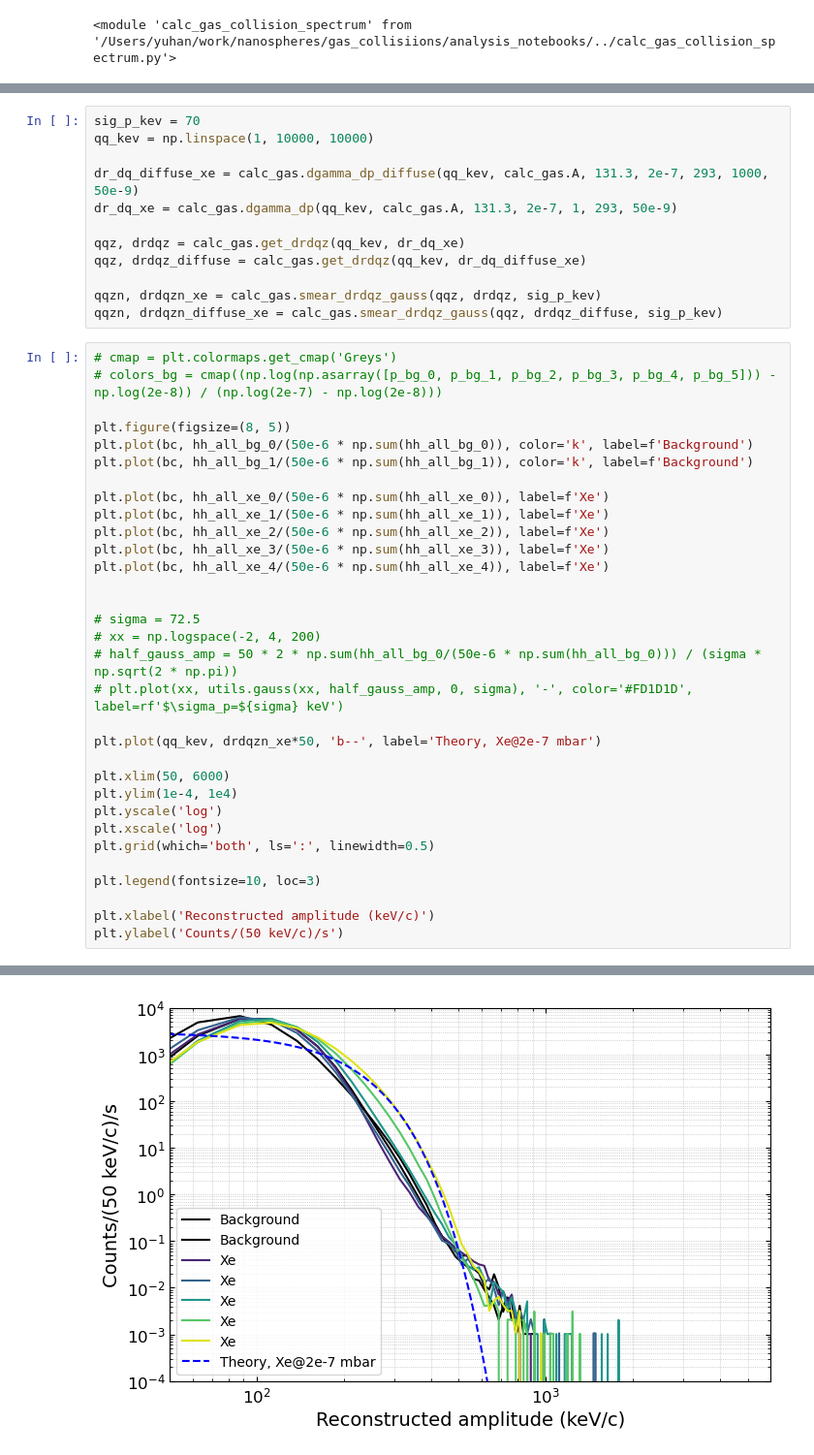
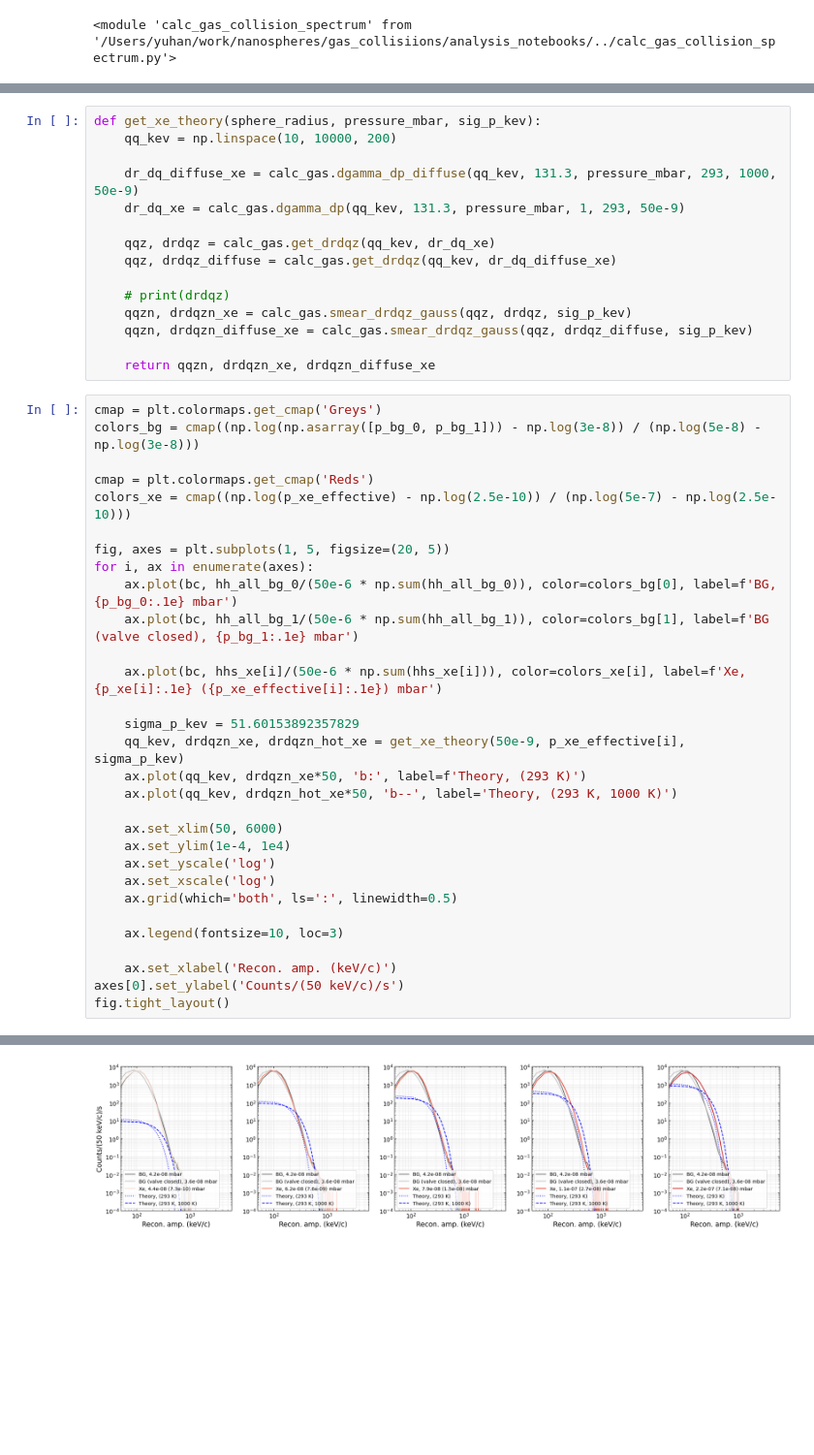
Before and after one commit to yuhants/gas_collisiions, a Jupyter notebook: analysis_notebooks/20250107_recon_sphere_20250105.ipynb, the cells around one changed output, grey strips where cells are left out. Shown at 97% size. Cells and saved outputs as stored; diff of their text form; blank space fills up the shorter version.

Commit message:
update recon of sphere 20260105

```diff
--- a/analysis_notebooks/20250107_recon_sphere_20250105.ipynb
+++ b/analysis_notebooks/20250107_recon_sphere_20250105.ipynb
@@ -72,45 +87,46 @@ bc, hh_all_xe_4 = get_summed_histogram('20260107_p8e_2e-7mbar', 'xenon_data', '2
 # %%
-sig_p_kev = 70
-qq_kev = np.linspace(1, 10000, 10000)
+def get_xe_theory(sphere_radius, pressure_mbar, sig_p_kev):
+    qq_kev = np.linspace(10, 10000, 200)
 
-dr_dq_diffuse_xe = calc_gas.dgamma_dp_diffuse(qq_kev, calc_gas.A, 131.3, 2e-7, 293, 1000, 50e-9)
-dr_dq_xe = calc_gas.dgamma_dp(qq_kev, calc_gas.A, 131.3, 2e-7, 1, 293, 50e-9)
+    dr_dq_diffuse_xe = calc_gas.dgamma_dp_diffuse(qq_kev, 131.3, pressure_mbar, 293, 1000, 50e-9)
+    dr_dq_xe = calc_gas.dgamma_dp(qq_kev, 131.3, pressure_mbar, 1, 293, 50e-9)
 
-qqz, drdqz = calc_gas.get_drdqz(qq_kev, dr_dq_xe)
-qqz, drdqz_diffuse = calc_gas.get_drdqz(qq_kev, dr_dq_diffuse_xe)
+    qqz, drdqz = calc_gas.get_drdqz(qq_kev, dr_dq_xe)
+    qqz, drdqz_diffuse = calc_gas.get_drdqz(qq_kev, dr_dq_diffuse_xe)
 
-qqzn, drdqzn_xe = calc_gas.smear_drdqz_gauss(qqz, drdqz, sig_p_kev)
-qqzn, drdqzn_diffuse_xe = calc_gas.smear_drdqz_gauss(qqz, drdqz_diffuse, sig_p_kev)
+    # print(drdqz)
+    qqzn, drdqzn_xe = calc_gas.smear_drdqz_gauss(qqz, drdqz, sig_p_kev)
+    qqzn, drdqzn_diffuse_xe = calc_gas.smear_drdqz_gauss(qqz, drdqz_diffuse, sig_p_kev)
+
+    return qqzn, drdqzn_xe, drdqzn_diffuse_xe
 # %%
-# cmap = plt.colormaps.get_cmap('Greys')
-# colors_bg = cmap((np.log(np.asarray([p_bg_0, p_bg_1, p_bg_2, p_bg_3, p_bg_4, p_bg_5])) - np.log(2e-8)) / (np.log(2e-7) - np.log(2e-8)))
+cmap = plt.colormaps.get_cmap('Greys')
+colors_bg = cmap((np.log(np.asarray([p_bg_0, p_bg_1])) - np.log(3e-8)) / (np.log(5e-8) - np.log(3e-8)))
 
-plt.figure(figsize=(8, 5))
-plt.plot(bc, hh_all_bg_0/(50e-6 * np.sum(hh_all_bg_0)), color='k', label=f'Background')
-plt.plot(bc, hh_all_bg_1/(50e-6 * np.sum(hh_all_bg_1)), color='k', label=f'Background')
+cmap = plt.colormaps.get_cmap('Reds')
+colors_xe = cmap((np.log(p_xe_effective) - np.log(2.5e-10)) / (np.log(5e-7) - np.log(2.5e-10)))
 
-plt.plot(bc, hh_all_xe_0/(50e-6 * np.sum(hh_all_xe_0)), label=f'Xe')
-plt.plot(bc, hh_all_xe_1/(50e-6 * np.sum(hh_all_xe_1)), label=f'Xe')
-plt.plot(bc, hh_all_xe_2/(50e-6 * np.sum(hh_all_xe_2)), label=f'Xe')
-plt.plot(bc, hh_all_xe_3/(50e-6 * np.sum(hh_all_xe_3)), label=f'Xe')
-plt.plot(bc, hh_all_xe_4/(50e-6 * np.sum(hh_all_xe_4)), label=f'Xe')
+fig, axes = plt.subplots(1, 5, figsize=(20, 5))
+for i, ax in enumerate(axes):
+    ax.plot(bc, hh_all_bg_0/(50e-6 * np.sum(hh_all_bg_0)), color=colors_bg[0], label=f'BG, {p_bg_0:.1e} mbar')
+    ax.plot(bc, hh_all_bg_1/(50e-6 * np.sum(hh_all_bg_1)), color=colors_bg[1], label=f'BG (valve closed), {p_bg_1:.1e} mbar')
 
+    ax.plot(bc, hhs_xe[i]/(50e-6 * np.sum(hhs_xe[i])), color=colors_xe[i], label=f'Xe, {p_xe[i]:.1e} ({p_xe_effective[i]:.1e}) mbar')
 
-# sigma = 72.5
-# xx = np.logspace(-2, 4, 200)
-# half_gauss_amp = 50 * 2 * np.sum(hh_all_bg_0/(50e-6 * np.sum(hh_all_bg_0))) / (sigma * np.sqrt(2 * np.pi))
-# plt.plot(xx, utils.gauss(xx, half_gauss_amp, 0, sigma), '-', color='#FD1D1D', label=rf'$\sigma_p=${sigma} keV')
+    sigma_p_kev = 51.60153892357829
+    qq_kev, drdqzn_xe, drdqzn_hot_xe = get_xe_theory(50e-9, p_xe_effective[i], sigma_p_kev)
+    ax.plot(qq_kev, drdqzn_xe*50, 'b:', label=f'Theory, (293 K)')
+    ax.plot(qq_kev, drdqzn_hot_xe*50, 'b--', label='Theory, (293 K, 1000 K)')
 
-plt.plot(qq_kev, drdqzn_xe*50, 'b--', label='Theory, Xe@2e-7 mbar')
+    ax.set_xlim(50, 6000)
+    ax.set_ylim(1e-4, 1e4)
+    ax.set_yscale('log')
+    ax.set_xscale('log')
+    ax.grid(which='both', ls=':', linewidth=0.5)
 
-plt.xlim(50, 6000)
-plt.ylim(1e-4, 1e4)
-plt.yscale('log')
-plt.xscale('log')
-plt.grid(which='both', ls=':', linewidth=0.5)
+    ax.legend(fontsize=10, loc=3)
 
-plt.legend(fontsize=10, loc=3)
-
-plt.xlabel('Reconstructed amplitude (keV/c)')
-plt.ylabel('Counts/(50 keV/c)/s')
+    ax.set_xlabel('Recon. amp. (keV/c)')
+axes[0].set_ylabel('Counts/(50 keV/c)/s')
+fig.tight_layout()
 # %% [output]
@@ -118 +133 @@ Text(0, 0.5, 'Counts/(50 keV/c)/s')
-[figure, old version]
+[figure, new version]
```
Also changed, not shown: parts of 6 cells of this notebook, 2 other files.
